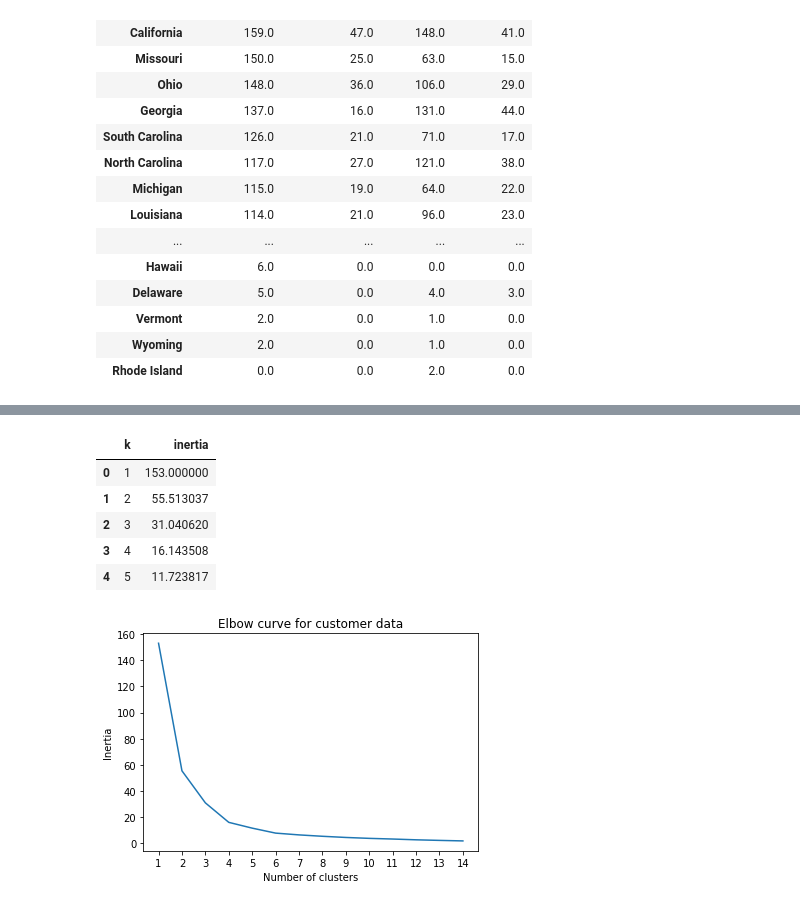
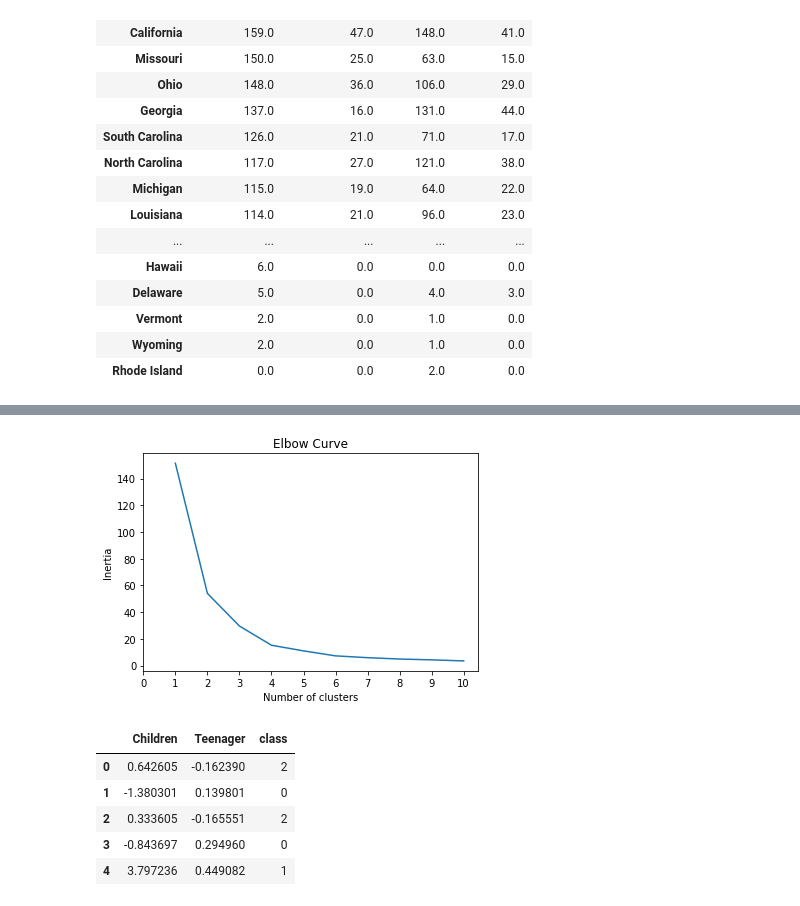
Before and after one commit to dtnpht/ML_Demographics, a Jupyter notebook: kill_by_age.ipynb, the cells around one changed output, grey strips where cells are left out. Saved outputs shown, nothing was run; the diff lists cells and outputs as text; code cells hidden in the pictures.

```diff
--- a/kill_by_age.ipynb
+++ b/kill_by_age.ipynb
@@ -73,7 +73,7 @@ scaler = StandardScaler()
 # %%
 scaled_data1 = scaler.fit_transform(df.iloc[: , 1:])
 # %%
-pca1 = PCA(n_components=0.50)
+pca1 = PCA(n_components=2)
 pca_transformed_data1 = pca1.fit_transform(scaled_data1)
 pca1.explained_variance_ratio_.sum()
 # %% [output]
@@ -92,0 +85,6 @@ plt.show()
+# %%
+# Transform PCA data to a DataFrame
+df3 = pd.DataFrame(
+    data=pca_transformed_data1, columns=["Children", "Teenager"]
+)
+df3.head()
@@ -93,30 +98,41 @@ plt.show()
 # %%
-inertia1 = []
-k = list(range(1, 15))
+inertia = []
+k = list(range(1, 11))
 
 # Calculate the inertia for the range of k values
 for i in k:
-    km1 = KMeans(n_clusters=i, random_state=0)
-    km1.fit(scaled_data1)
-    inertia1.append(km1.inertia_)
+    km = KMeans(n_clusters=i, random_state=0)
+    km.fit(df3)
+    inertia.append(km.inertia_)
 
-# Create the Elbow Curve using hvPlot
-elbow_data1 = {"k": k, "inertia": inertia1}
-df_elbow1 = pd.DataFrame(elbow_data1)
-df_elbow1.head()
+# Creating the Elbow Curve
+elbow_data = {"k": k, "inertia": inertia}
+df_elbow = pd.DataFrame(elbow_data)
+
+plt.plot(df_elbow['k'], df_elbow['inertia'])
+plt.xticks(list(range(11)))
+plt.title('Elbow Curve')
+plt.xlabel('Number of clusters')
+plt.ylabel('Inertia')
+plt.show()
 # %% [output]
-|  | k | inertia |
-| 0 | 1 | 153.000000 |
-| 1 | 2 | 55.513037 |
-| 2 | 3 | 31.040620 |
-| 3 | 4 | 16.143508 |
-| 4 | 5 | 11.723817 |
+[figure, added]
-# %%
-plt.plot(df_elbow1['k'], df_elbow1['inertia'])
-plt.xticks(range(1,15))
-plt.xlabel('Number of clusters')
-plt.ylabel('Inertia')
-plt.title('Elbow curve for customer data')
-plt.show()
-# %% [output]
-[figure, removed]
+# %%
+model = KMeans(n_clusters=4, random_state=0)
+
+# Fit the model
+model.fit(df3)
+
+# Predict clusters
+predictions = model.predict(df3)
+
+# Add the predicted class column to the dataframe
+df3["class"] = model.labels_
+df3.head()
+# %% [output]
+|  | Children | Teenager | class |
+| 0 | 0.642605 | -0.162390 | 2 |
+| 1 | -1.380301 | 0.139801 | 0 |
+| 2 | 0.333605 | -0.165551 | 2 |
+| 3 | -0.843697 | 0.294960 | 0 |
+| 4 | 3.797236 | 0.449082 | 1 |
```
Also changed, not shown: parts of 9 cells of this notebook.
